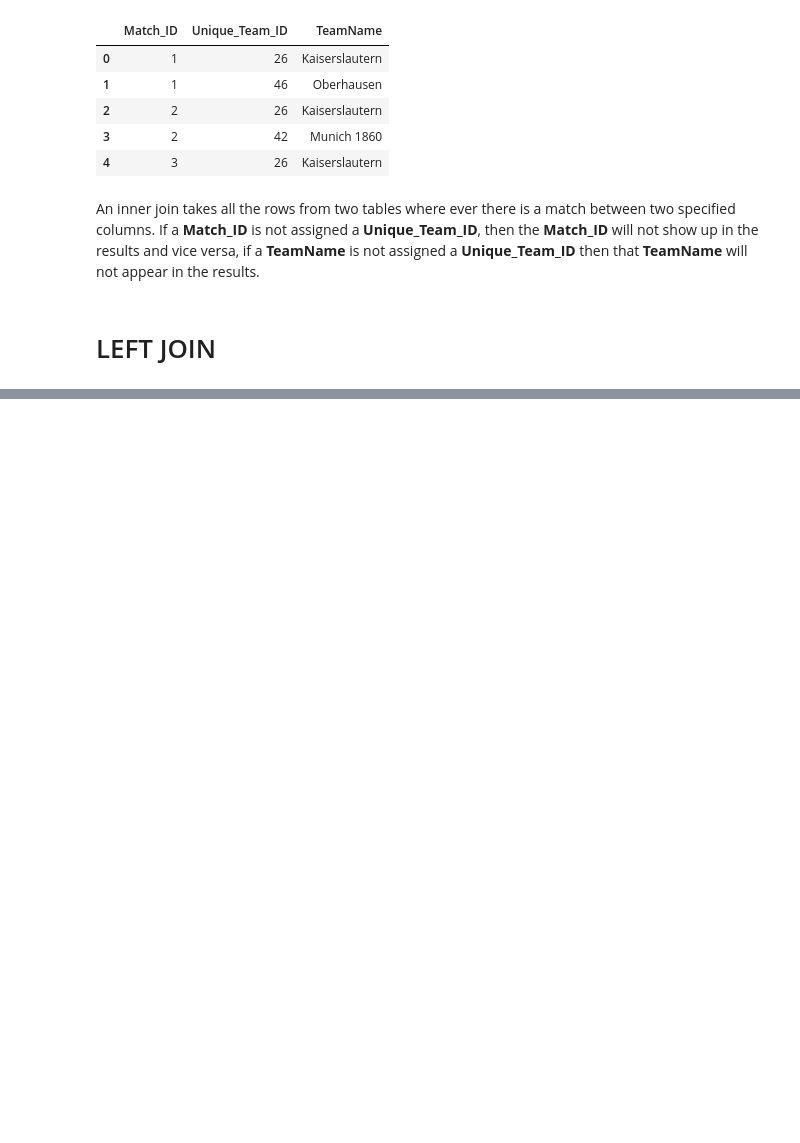
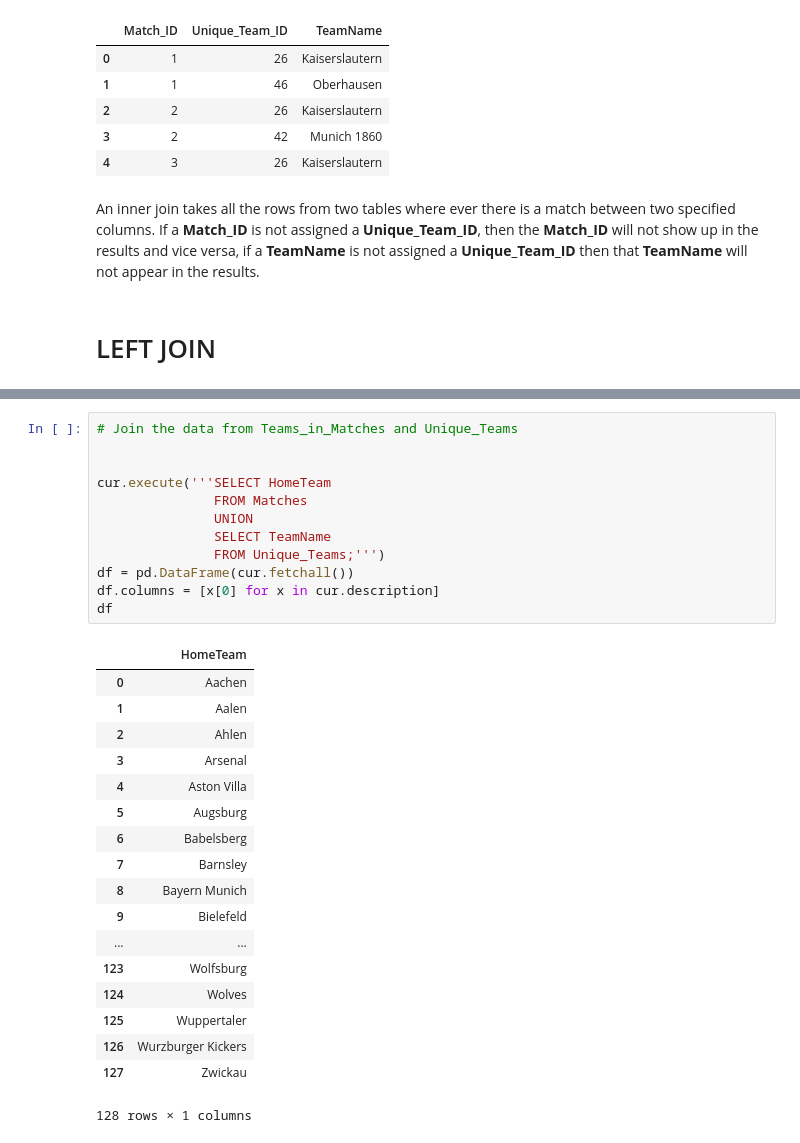
Before and after one commit to erikajane/Introduction_to_SQL_with_Python, a Jupyter notebook: Using JOIN Statements to Merge Multiple Tables.ipynb, the cells around one changed output, grey strips where cells are left out. Drawn from its saved outputs; the diff is of its cells as text; blank space fills up the shorter version.

```diff
--- a/Using JOIN Statements to Merge Multiple Tables.ipynb
+++ b/Using JOIN Statements to Merge Multiple Tables.ipynb
@@ -384,0 +497,31 @@ df
+# %%
+# Join the data from Teams_in_Matches and Unique_Teams
+
+
+cur.execute('''SELECT HomeTeam
+               FROM Matches
+               UNION
+               SELECT TeamName
+               FROM Unique_Teams;''')
+df = pd.DataFrame(cur.fetchall())
+df.columns = [x[0] for x in cur.description]
+df
+# %% [output]
+|  | HomeTeam |
+| 0 | Aachen |
+| 1 | Aalen |
+| 2 | Ahlen |
+| 3 | Arsenal |
+| 4 | Aston Villa |
+| 5 | Augsburg |
+| 6 | Babelsberg |
+| 7 | Barnsley |
+| 8 | Bayern Munich |
+| 9 | Bielefeld |
+| ... | ... |
+| 123 | Wolfsburg |
+| 124 | Wolves |
+| 125 | Wuppertaler |
+| 126 | Wurzburger Kickers |
+| 127 | Zwickau |
+128 rows × 1 columns
```
Also changed, not shown: parts of 20 cells of this notebook, 2 other files.
